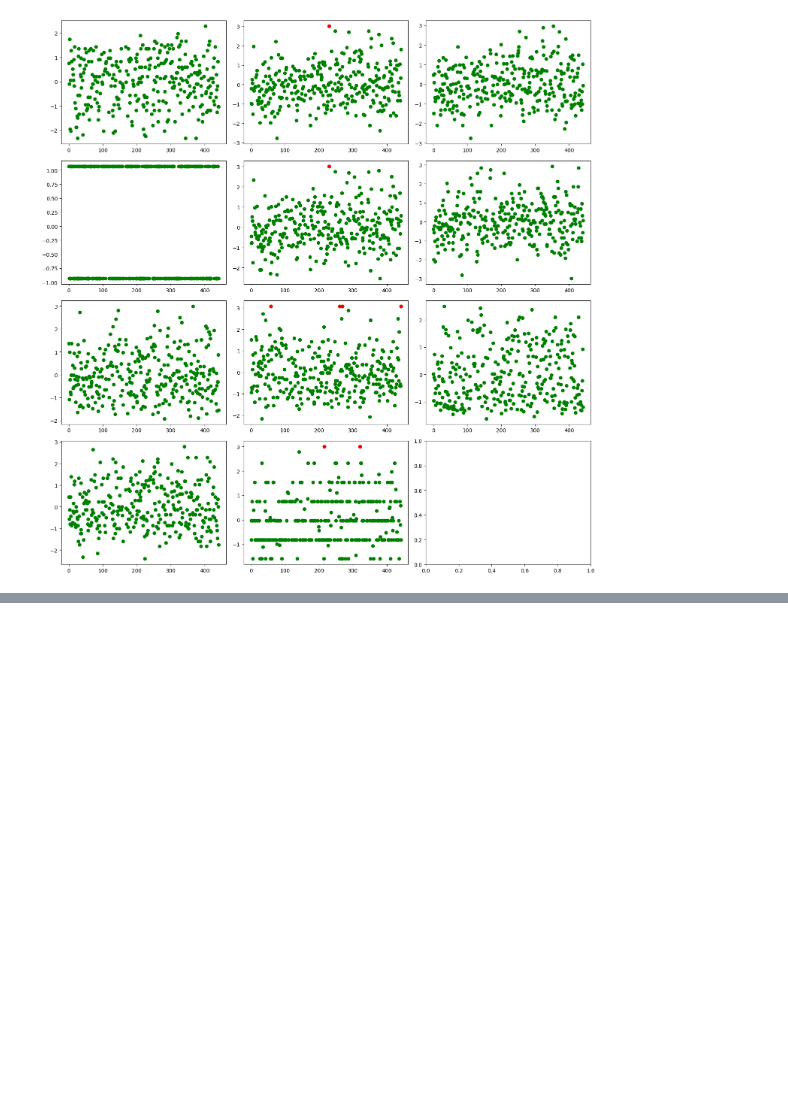
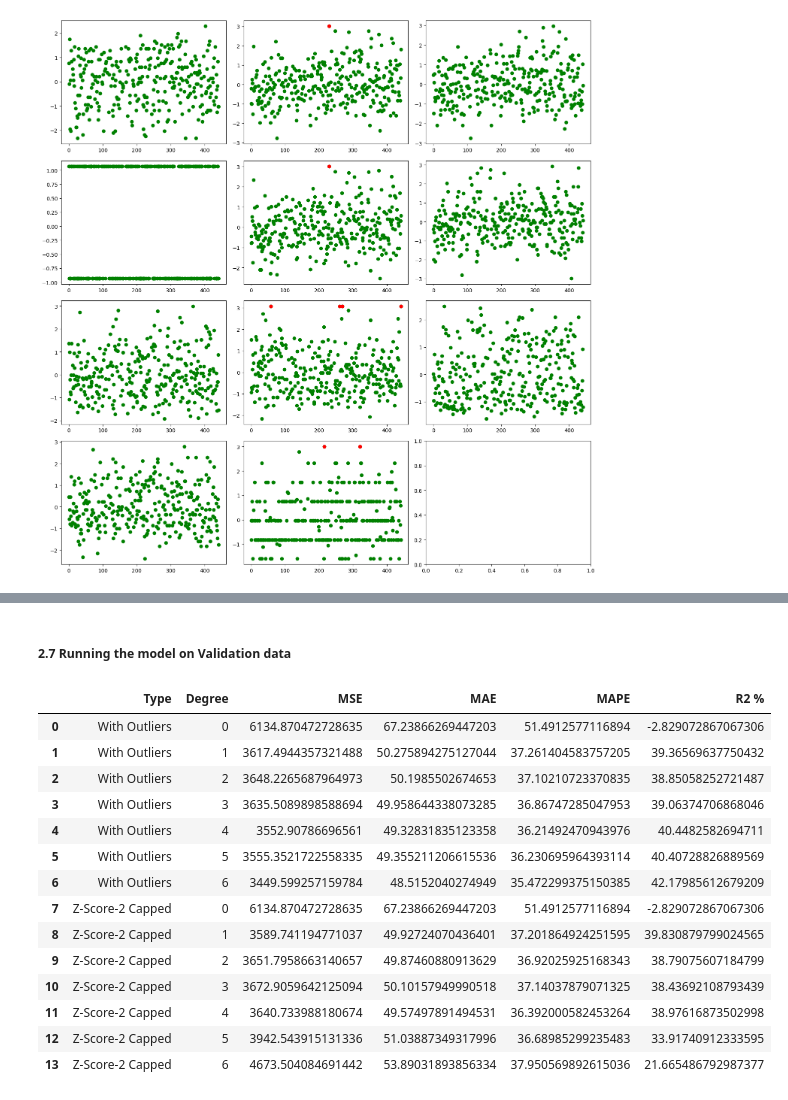
Before and after one commit to NikhilShankar/CSCN8010-FoundationsOfMachineLearning, a Jupyter notebook: Assignment2/NikhilShankarCS_9026254_Sec2_Assignment2.ipynb, the cells around one changed output, grey strips where cells are left out. Cells and saved outputs as stored; diff of their text form; code cells hidden in the pictures; blank space fills up the shorter version.

```diff
--- a/Assignment2/NikhilShankarCS_9026254_Sec2_Assignment2.ipynb
+++ b/Assignment2/NikhilShankarCS_9026254_Sec2_Assignment2.ipynb
@@ -208,0 +324,41 @@ zscore_scatter_with_outliers(df_train_z_3, 3)
+# %% [markdown]
+##### **2.7 Running the model on Validation data**
+# %%
+def check_models_with_test_data(test_df, type, feature_names, target_column_name, m, degree):
+    Y_predict = m.predict(test_df[feature_names])
+    Y = test_df[[target_column_name]]
+    mse = mean_squared_error(Y, Y_predict)
+    mae = mean_absolute_error(Y, Y_predict)
+    r2 = r2_score(Y, Y_predict)
+    mape = mean_absolute_percentage_error(Y, Y_predict) * 100
+    array = np.array([type, degree, mse, mae, mape, r2 * 100])
+    return array
+
+validation_poly_data = np.empty((0,6))
+for i, (name,model) in enumerate(models.items()):
+    result_array = check_models_with_test_data(validation_df, "With Outliers", ['bmi'], target_column_name, model, name)
+    validation_poly_data = np.vstack((validation_poly_data, result_array))
+
+for i, (name,model) in enumerate(models_z_score_2.items()):
+    result_array = check_models_with_test_data(validation_df, "Z-Score-2 Capped", ['bmi'], target_column_name, model, name)
+    validation_poly_data = np.vstack((validation_poly_data, result_array))
+
+
+validation_poly_degree_df = pd.DataFrame(validation_poly_data, columns=['Type', 'Degree', 'MSE', 'MAE', 'MAPE', 'R2 %'])
+display(validation_poly_degree_df)
+# %% [output]
+|  | Type | Degree | MSE | MAE | MAPE | R2 % |
+| 0 | With Outliers | 0 | 6134.870472728635 | 67.23866269447203 | 51.4912577116894 | -2.829072867067306 |
+| 1 | With Outliers | 1 | 3617.4944357321488 | 50.275894275127044 | 37.261404583757205 | 39.36569637750432 |
+| 2 | With Outliers | 2 | 3648.2265687964973 | 50.1985502674653 | 37.10210723370835 | 38.85058252721487 |
+| 3 | With Outliers | 3 | 3635.5089898588694 | 49.958644338073285 | 36.86747285047953 | 39.06374706868046 |
+| 4 | With Outliers | 4 | 3552.90786696561 | 49.32831835123358 | 36.21492470943976 | 40.4482582694711 |
+| 5 | With Outliers | 5 | 3555.3521722558335 | 49.355211206615536 | 36.230695964393114 | 40.40728826889569 |
+| 6 | With Outliers | 6 | 3449.599257159784 | 48.5152040274949 | 35.472299375150385 | 42.17985612679209 |
+| 7 | Z-Score-2 Capped | 0 | 6134.870472728635 | 67.23866269447203 | 51.4912577116894 | -2.829072867067306 |
+| 8 | Z-Score-2 Capped | 1 | 3589.741194771037 | 49.92724070436401 | 37.201864924251595 | 39.830879799024565 |
+| 9 | Z-Score-2 Capped | 2 | 3651.7958663140657 | 49.87460880913629 | 36.92025925168343 | 38.79075607184799 |
+| 10 | Z-Score-2 Capped | 3 | 3672.9059642125094 | 50.10157949990518 | 37.14037879071325 | 38.43692108793439 |
+| 11 | Z-Score-2 Capped | 4 | 3640.733988180674 | 49.57497891494531 | 36.392000582453264 | 38.97616873502998 |
+| 12 | Z-Score-2 Capped | 5 | 3942.543915131336 | 51.03887349317996 | 36.68985299235483 | 33.91740912333595 |
+| 13 | Z-Score-2 Capped | 6 | 4673.504084691442 | 53.89031893856334 | 37.950569892615036 | 21.665486792987377 |
```
Also changed, not shown: parts of 65 cells of this notebook, 1 other file.
